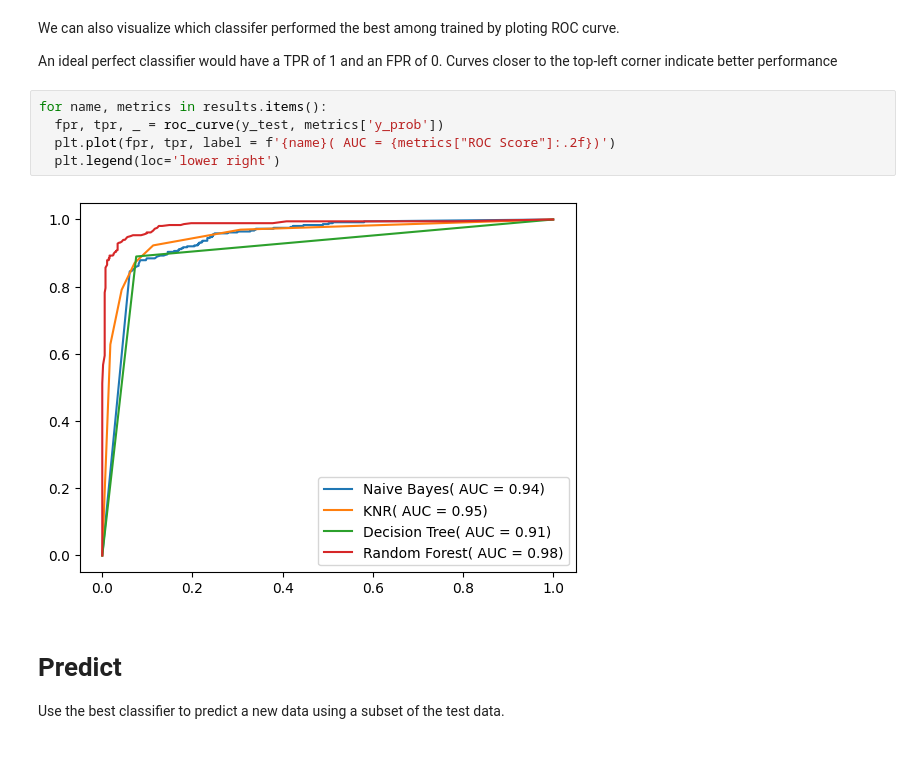
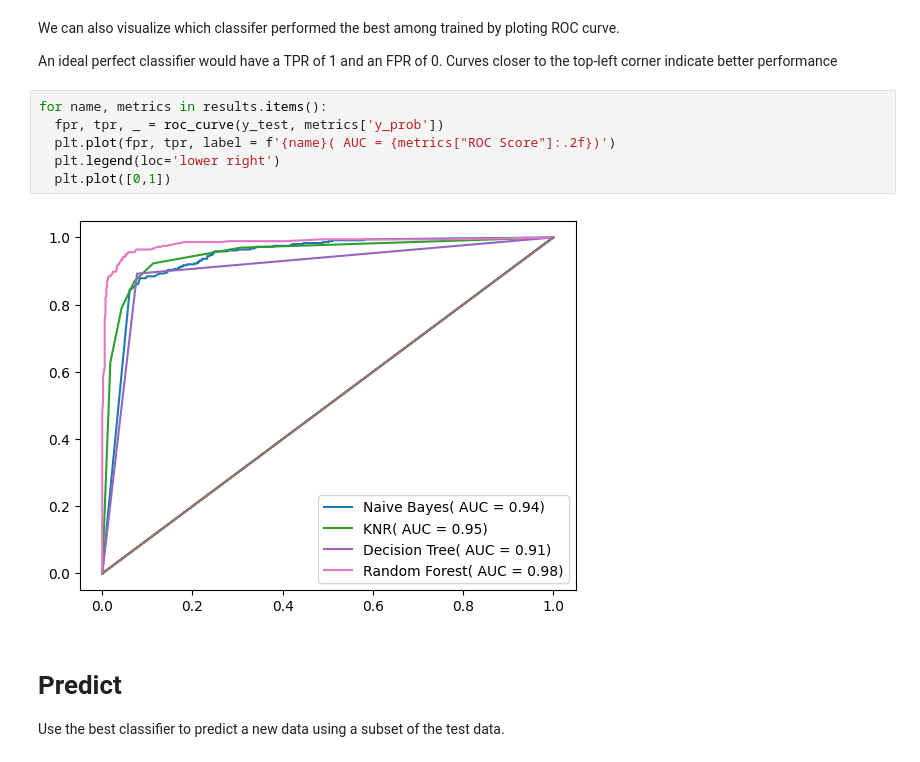
Before and after one commit to suswong/DATA-620, a Jupyter notebook: DATA_620_Week_5_Part_2_Document_Classification.ipynb, the cells around one changed output. Drawn from its saved outputs; the diff is of its cells as text.

```diff
--- a/DATA_620_Week_5_Part_2_Document_Classification.ipynb
+++ b/DATA_620_Week_5_Part_2_Document_Classification.ipynb
@@ -177,10 +202,11 @@ An ideal perfect classifier would have a TPR of 1 and an FPR of 0. Curves closer
 # %%
 for name, metrics in results.items():
   fpr, tpr, _ = roc_curve(y_test, metrics['y_prob'])
   plt.plot(fpr, tpr, label = f'{name}( AUC = {metrics["ROC Score"]:.2f})')
   plt.legend(loc='lower right')
+  plt.plot([0,1])
 # %% [output]
-[figure, old version]
+[figure, new version]
 # %% [markdown]
 # Predict
 
```
Also changed, not shown: parts of 9 cells of this notebook.
